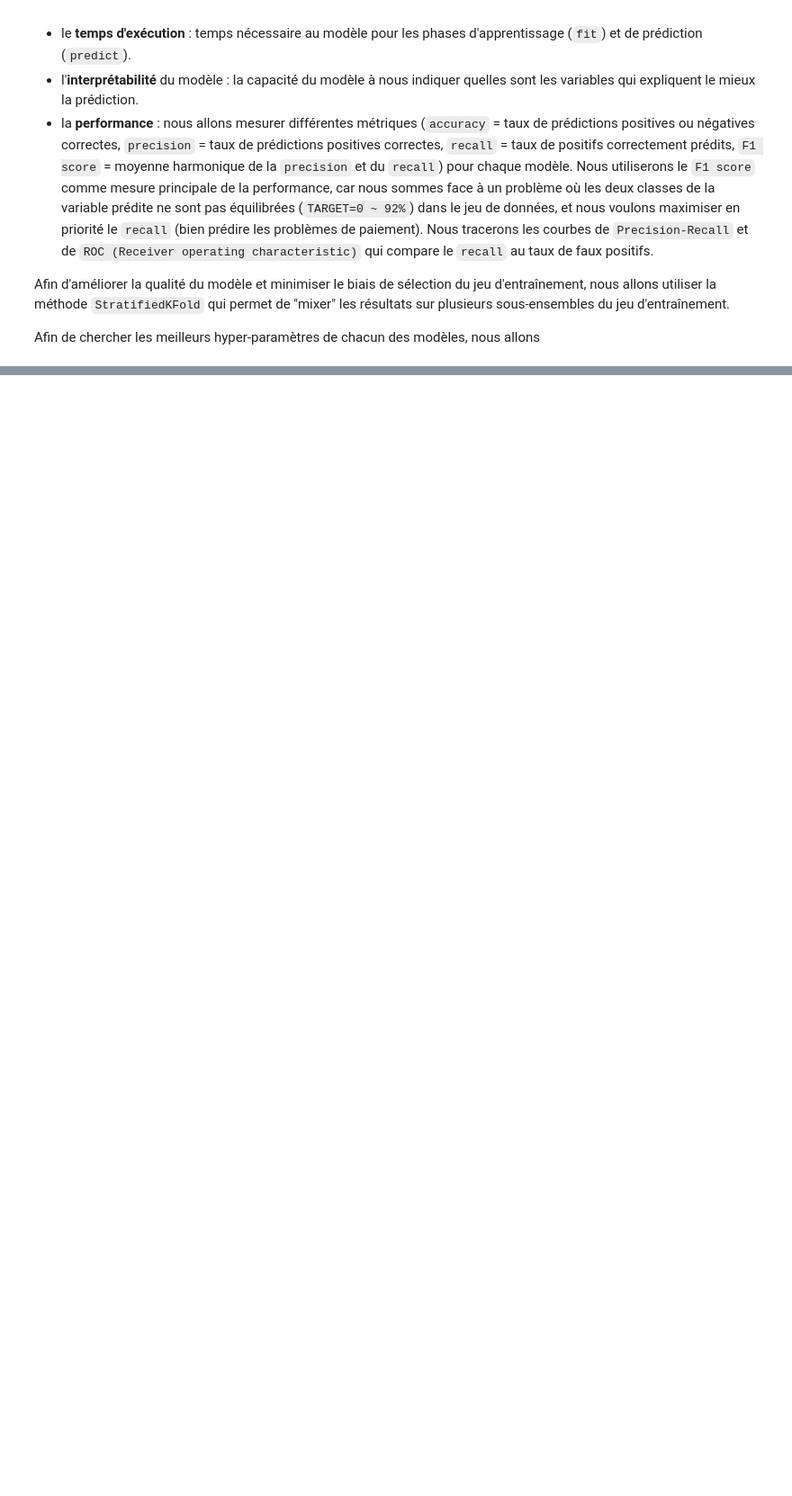
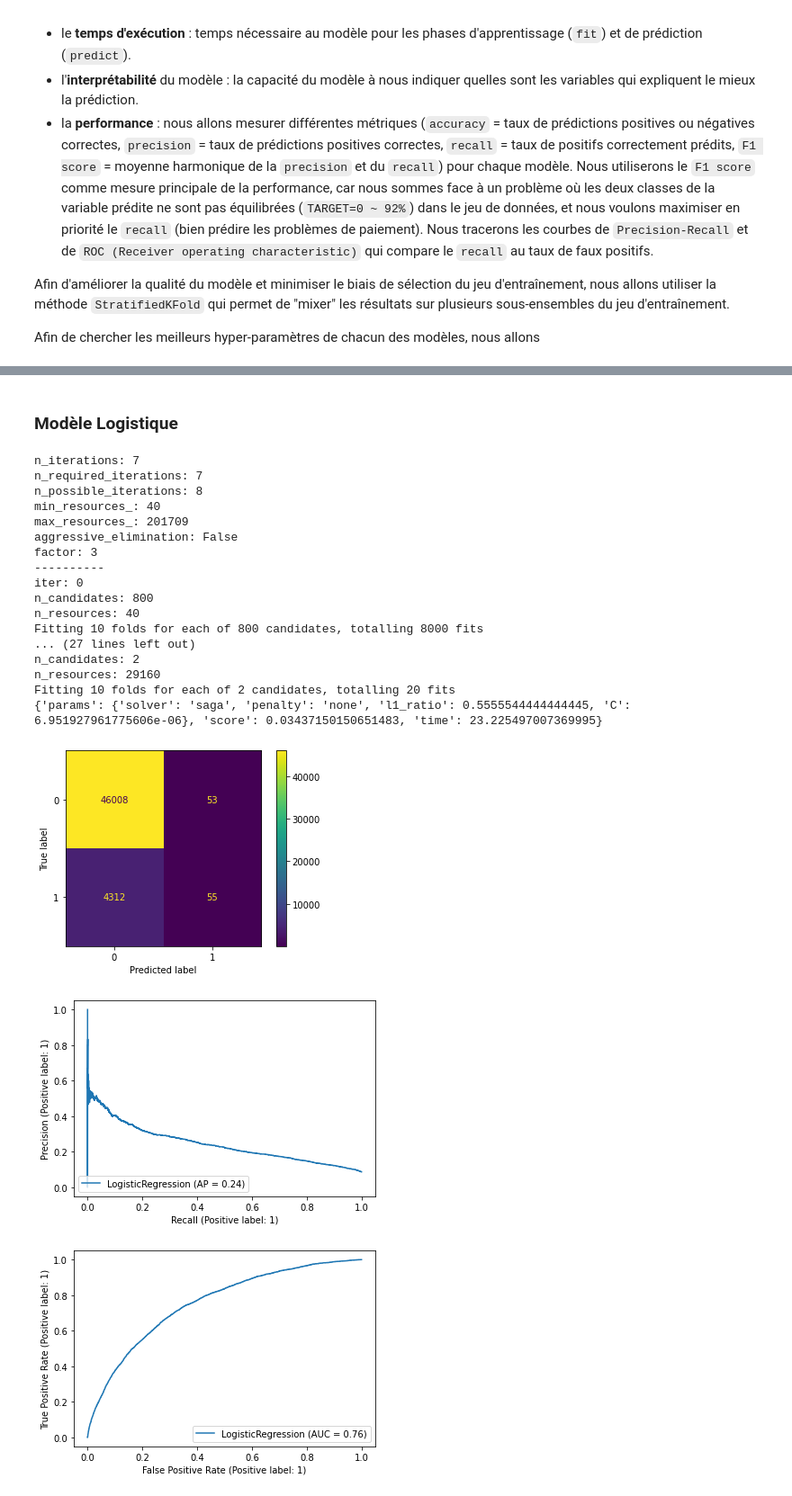
Before and after one commit to fleuryc/oc_ingenieur-ia_P4-Construisez-un-modele-de-scoring, a Jupyter notebook: notebooks/main.ipynb, the cells around one changed output, grey strips where cells are left out. Shown at 90% size. Cells and saved outputs as stored; diff of their text form; code cells hidden in the pictures; blank space fills up the shorter version.

```diff
--- a/notebooks/main.ipynb
+++ b/notebooks/main.ipynb
@@ -991,0 +768,59 @@ print(
+# %% [markdown]
+### Modèle Logistique
+# %%
+# Logistic Regression
+#
+# - La régression logistique modélise la probabilité qu'une observation appartienne à la classe positive comme une transformation logistique d'une combinaison linéaire des variables.
+# - Les coefficients d'une régression logistique s'apprennent par maximisation de vraisemblance, mais il n'existe pas de solution explicite.
+# - La vraisemblance est convexe, et de nombreux solveurs peuvent être utilisés pour trouver une solution numérique.
+# - Les concepts de régularisation ℓ1 et ℓ2 s'appliquent aussi à la régression logistique.
+
+
+from sklearn.linear_model import LogisticRegression
+
+
+# Compute scores
+best_model_score = models_helpers.find_best_params_classifier(
+    X_train=X_train, y_train=y_train, X_test=X_test, y_test=y_test,
+    estimator=LogisticRegression(random_state=42),
+    params={
+        'penalty': ['l1', 'l2', 'elasticnet', 'none'],
+        'C': np.logspace(-8, 1, 20),
+        'l1_ratio': np.linspace(0.00001, 0.99999, 10),
+        'solver': ['saga']
+    },
+)
+print({
+    "params": best_model_score['params'],
+    "score": best_model_score['score'],
+    "time": best_model_score['time'],
+})
+results = results.append(best_model_score, ignore_index=True)
+
+# Plot best model curves
+vis_helpers.plot_classifier_results(
+    classifier=best_model_score['model'],
+    X_test=X_test,
+    y_test=y_test,
+)
+# %% [output]
+n_iterations: 7
+n_required_iterations: 7
+n_possible_iterations: 8
+min_resources_: 40
+max_resources_: 201709
+aggressive_elimination: False
+factor: 3
+----------
+iter: 0
+n_candidates: 800
+n_resources: 40
+Fitting 10 folds for each of 800 candidates, totalling 8000 fits
+... (27 lines left out)
+n_candidates: 2
+n_resources: 29160
+Fitting 10 folds for each of 2 candidates, totalling 20 fits
+{'params': {'solver': 'saga', 'penalty': 'none', 'l1_ratio': 0.5555544444444445, 'C': 6.951927961775606e-06}, 'score': 0.03437150150651483, 'time': 23.225497007369995}
+[figure, added]
+[figure, added]
+[figure, added]
```
Also changed, not shown: parts of 33 cells of this notebook, 4 other files.
